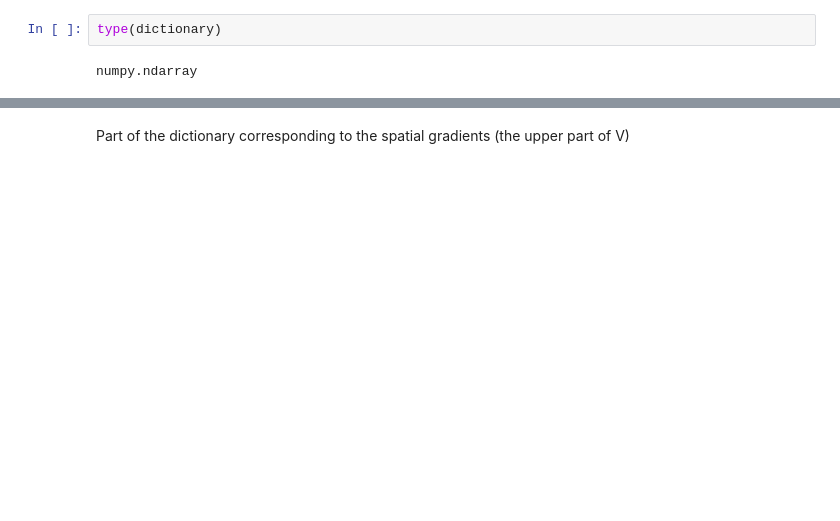
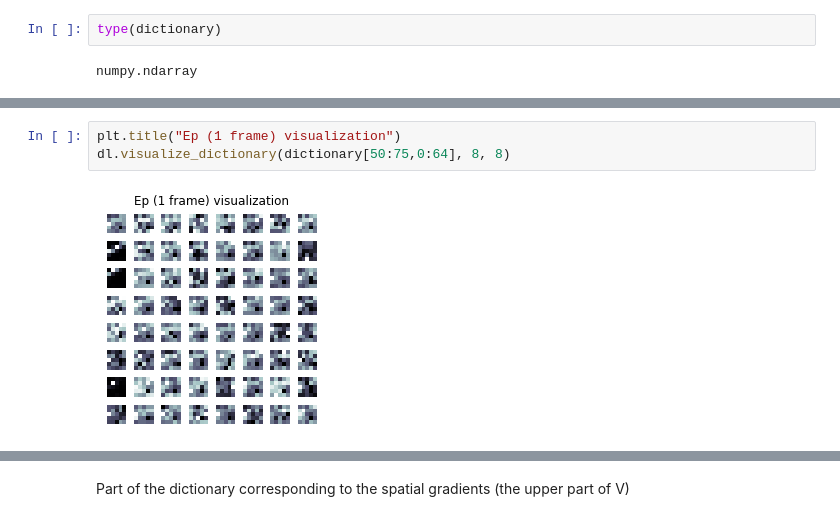
Before and after one commit to SudeshnaBora/Computer_Vision, a Jupyter notebook: code/Learning Phase.ipynb, the cells around one changed output, grey strips where cells are left out. Cells and saved outputs as stored; diff of their text form; blank space fills up the shorter version.

```diff
--- a/code/Learning Phase.ipynb
+++ b/code/Learning Phase.ipynb
@@ -389,0 +371,5 @@ plt.subplots_adjust(0.08, 0.02, 0.92, 0.85, 0.08, 0.23)
+# %%
+plt.title("Ep (1 frame) visualization")
+dl.visualize_dictionary(dictionary[50:75,0:64], 8, 8)
+# %% [output]
+[figure, added]
```
Also changed, not shown: parts of 29 cells of this notebook, 4 other files.
